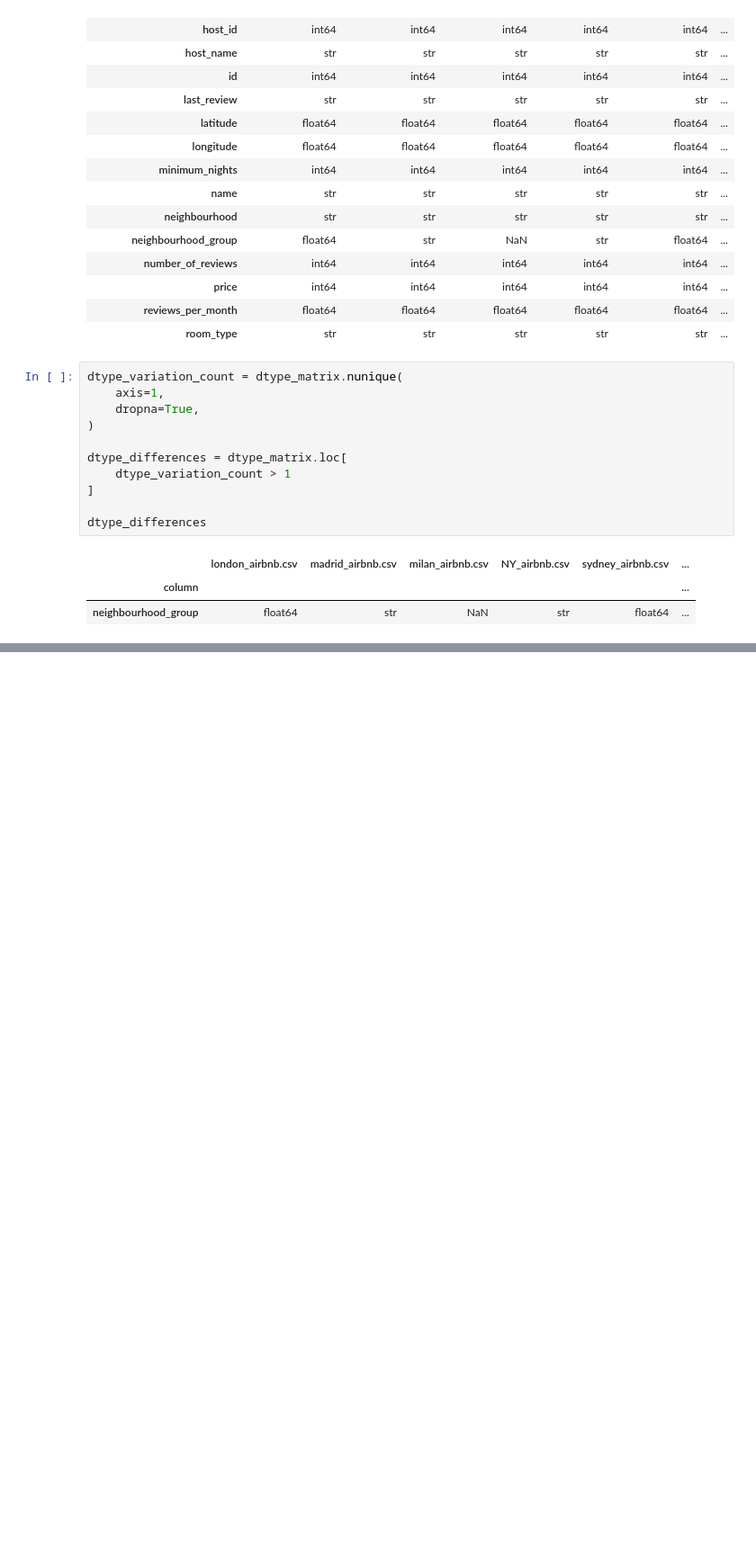
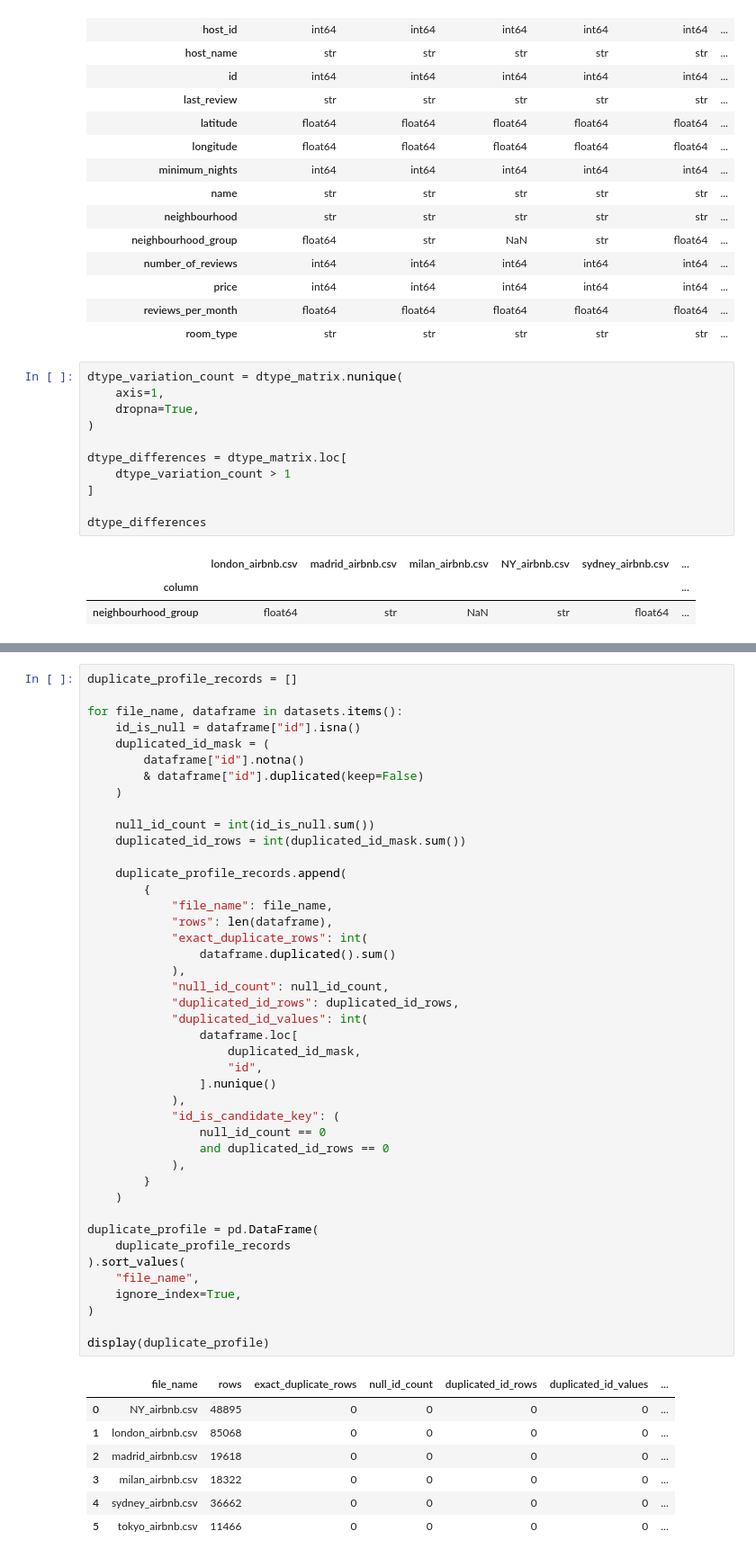
Before and after one commit to Bootcamp-IA-MAD-P7/project8-ad1, a Jupyter notebook: notebooks/01_data_inventory.ipynb, the cells around one changed output, grey strips where cells are left out. Shown at 90% size. Saved outputs shown, nothing was run; the diff lists cells and outputs as text; blank space fills up the shorter version.

```diff
--- a/notebooks/01_data_inventory.ipynb
+++ b/notebooks/01_data_inventory.ipynb
@@ -201,0 +595,51 @@ dtype_differences
+# %%
+duplicate_profile_records = []
+
+for file_name, dataframe in datasets.items():
+    id_is_null = dataframe["id"].isna()
+    duplicated_id_mask = (
+        dataframe["id"].notna()
+        & dataframe["id"].duplicated(keep=False)
+    )
+
+    null_id_count = int(id_is_null.sum())
+    duplicated_id_rows = int(duplicated_id_mask.sum())
+
+    duplicate_profile_records.append(
+        {
+            "file_name": file_name,
+            "rows": len(dataframe),
+            "exact_duplicate_rows": int(
+                dataframe.duplicated().sum()
+            ),
+            "null_id_count": null_id_count,
+            "duplicated_id_rows": duplicated_id_rows,
+            "duplicated_id_values": int(
+                dataframe.loc[
+                    duplicated_id_mask,
+                    "id",
+                ].nunique()
+            ),
+            "id_is_candidate_key": (
+                null_id_count == 0
+                and duplicated_id_rows == 0
+            ),
+        }
+    )
+
+duplicate_profile = pd.DataFrame(
+    duplicate_profile_records
+).sort_values(
+    "file_name",
+    ignore_index=True,
+)
+
+display(duplicate_profile)
+# %% [output]
+|  | file_name | rows | exact_duplicate_rows | null_id_count | duplicated_id_rows | duplicated_id_values | ... |
+| 0 | NY_airbnb.csv | 48895 | 0 | 0 | 0 | 0 | ... |
+| 1 | london_airbnb.csv | 85068 | 0 | 0 | 0 | 0 | ... |
+| 2 | madrid_airbnb.csv | 19618 | 0 | 0 | 0 | 0 | ... |
+| 3 | milan_airbnb.csv | 18322 | 0 | 0 | 0 | 0 | ... |
+| 4 | sydney_airbnb.csv | 36662 | 0 | 0 | 0 | 0 | ... |
+| 5 | tokyo_airbnb.csv | 11466 | 0 | 0 | 0 | 0 | ... |
```
Also changed, not shown: parts of 17 cells of this notebook, 3 other files.
